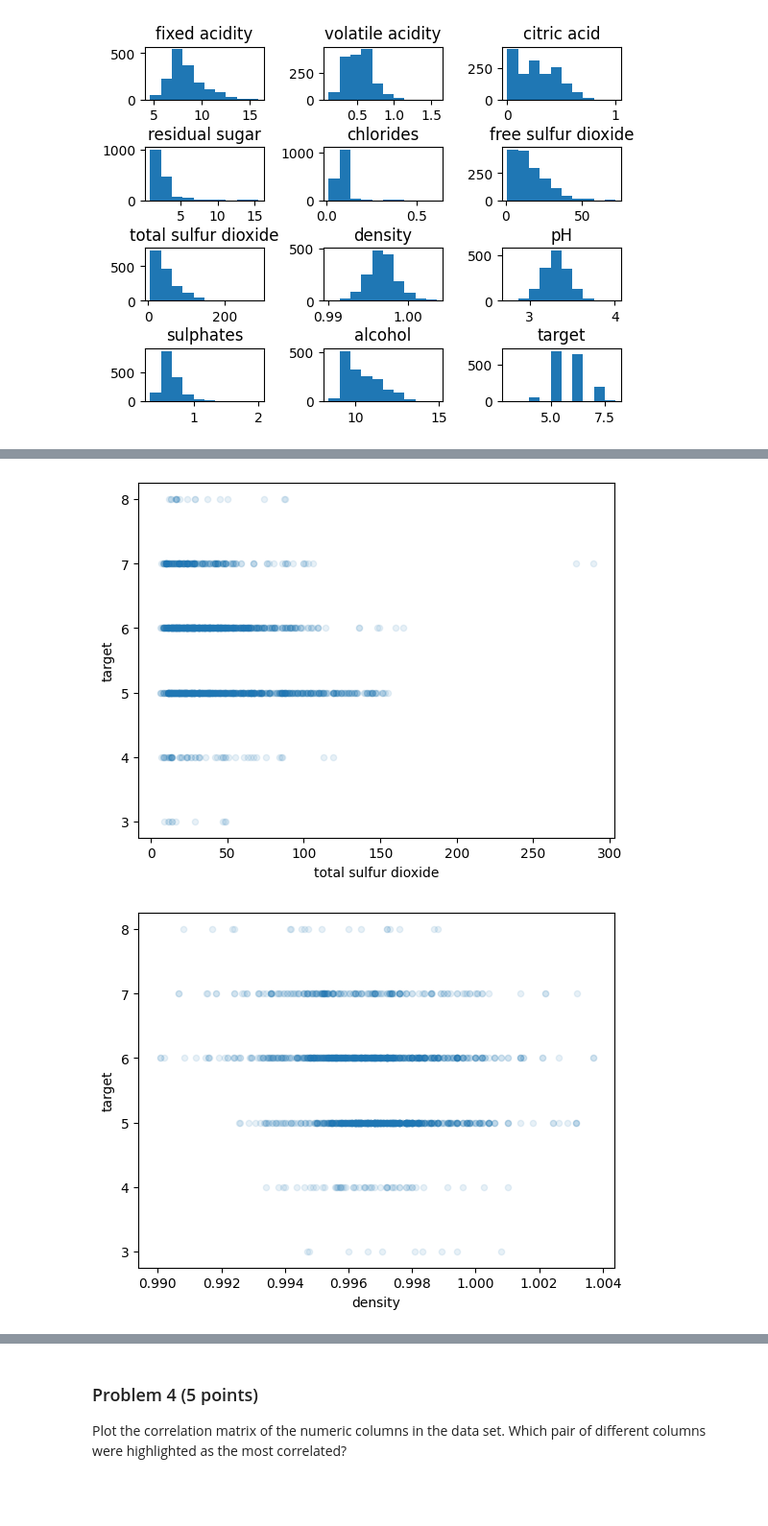
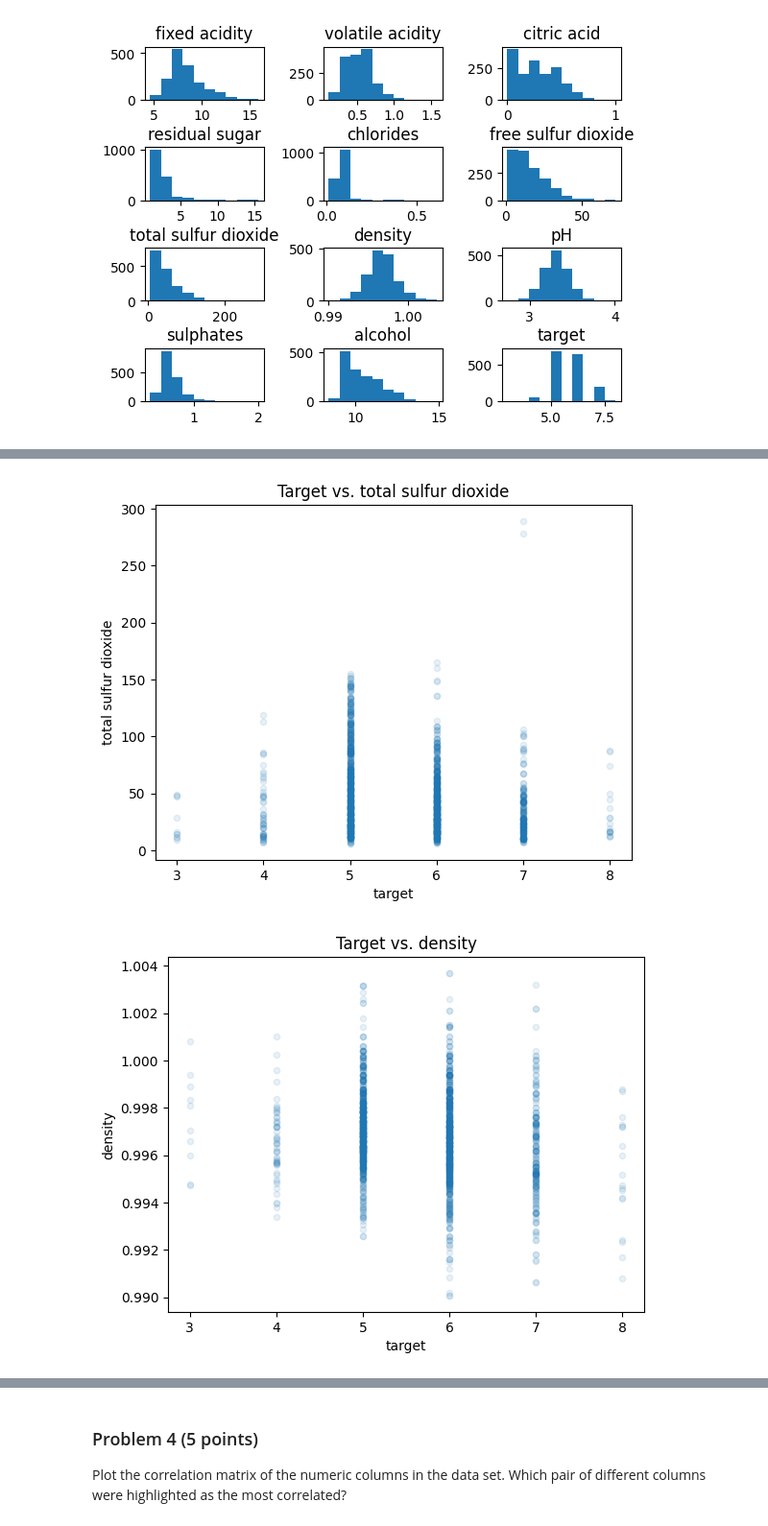
Before and after one commit to egarr831/dx602-final-project, a Jupyter notebook: project.ipynb, the cells around one changed output, grey strips where cells are left out. Shown at 96% size. Saved outputs shown, nothing was run; the diff lists cells and outputs as text; code cells hidden in the pictures; blank space fills up the shorter version.

```diff
--- a/project.ipynb
+++ b/project.ipynb
@@ -184,9 +197,9 @@ for c in wine_cleaned.columns:
     if c == "target":
         continue
 
-    wine_cleaned.plot.scatter(c, "target", alpha=0.1)
-    plt.xlabel(c)
-    plt.ylabel("target")
-    plt.title("")
+    wine_cleaned.plot.scatter("target", c,  alpha=0.1)
+    plt.xlabel("target")
+    plt.ylabel(c)
+    plt.title(f"Target vs. {c}")
     plt.show()
 # %% [output]
@@ -199,2 +212,2 @@ for c in wine_cleaned.columns:
-[figure, old version]
+[figure, new version]
-[figure, old version]
+[figure, new version]
```
Also changed, not shown: parts of 8 cells of this notebook.
